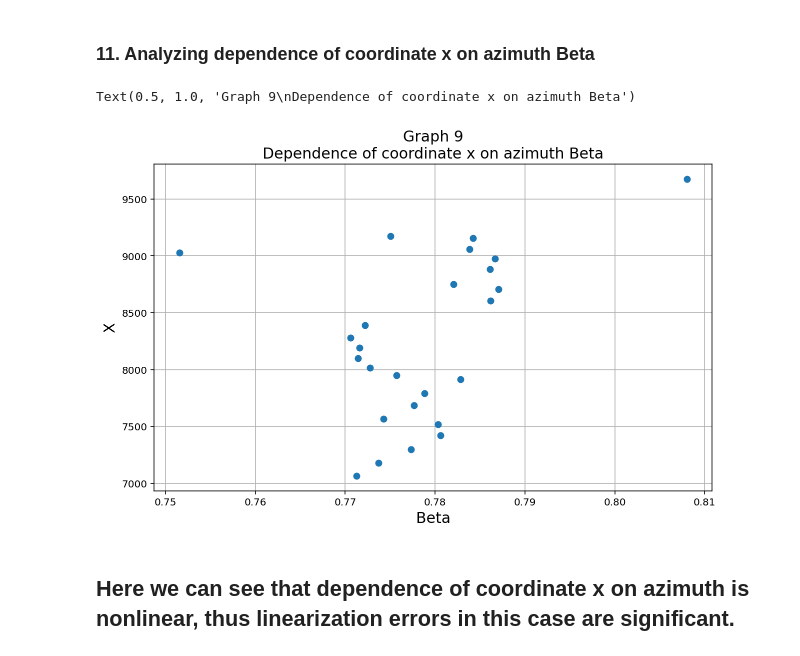
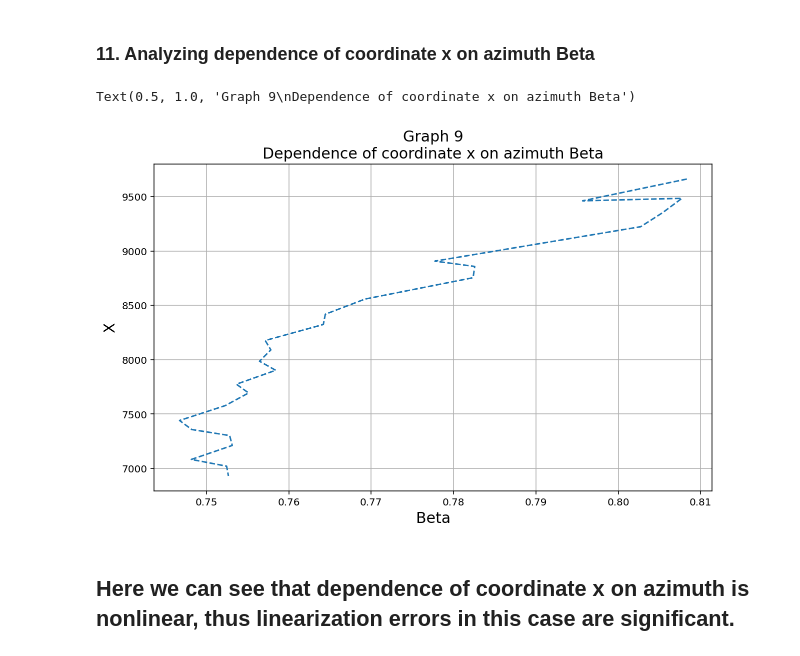
Before and after one commit to aliudvidere/EDP, a Jupyter notebook: EDP/EDP #8 Team 6.ipynb, the cells around one changed output. Drawn from its saved outputs; the diff is of its cells as text; code cells hidden in the pictures.

```diff
--- a/EDP/EDP #8 Team 6.ipynb
+++ b/EDP/EDP #8 Team 6.ipynb
@@ -304,14 +304,14 @@ Text(0.5, 1.0, 'Graph 8\nTrue estimation errors of range Beta')
 ### 11. Analyzing dependence of coordinate x on azimuth Beta
 # %%
 plt.figure(figsize = (10, 6))
-plt.plot(X_filt[1][1:,1], X_filt[0][1:, 0],'o')
+plt.plot(X_filt[1][1:,1], X_filt[0][1:, 0],'--')
 plt.grid()
 plt.ylabel('X', fontsize=15)
 plt.xlabel('Beta', fontsize=15)
 plt.title('Graph 9\nDependence of coordinate x on azimuth Beta', fontsize=15)
 # %% [output]
 Text(0.5, 1.0, 'Graph 9\nDependence of coordinate x on azimuth Beta')
-[figure, old version]
+[figure, new version]
 # %% [markdown]
 ## Here we can see that dependence of coordinate x on azimuth is nonlinear, thus linearization errors in this case are significant.
 # %% [markdown]
```
Also changed, not shown: parts of 17 cells of this notebook, 1 other file.
